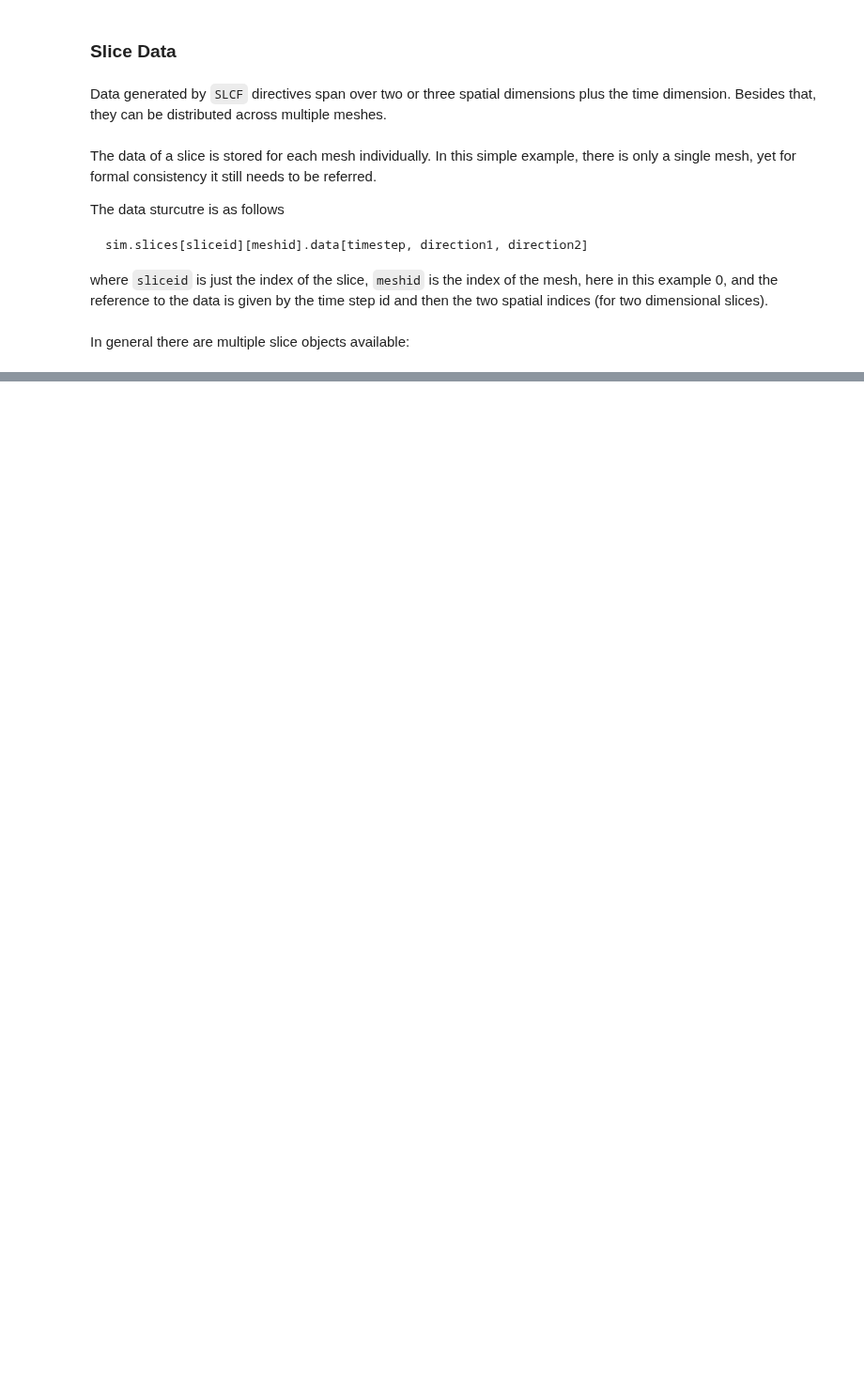
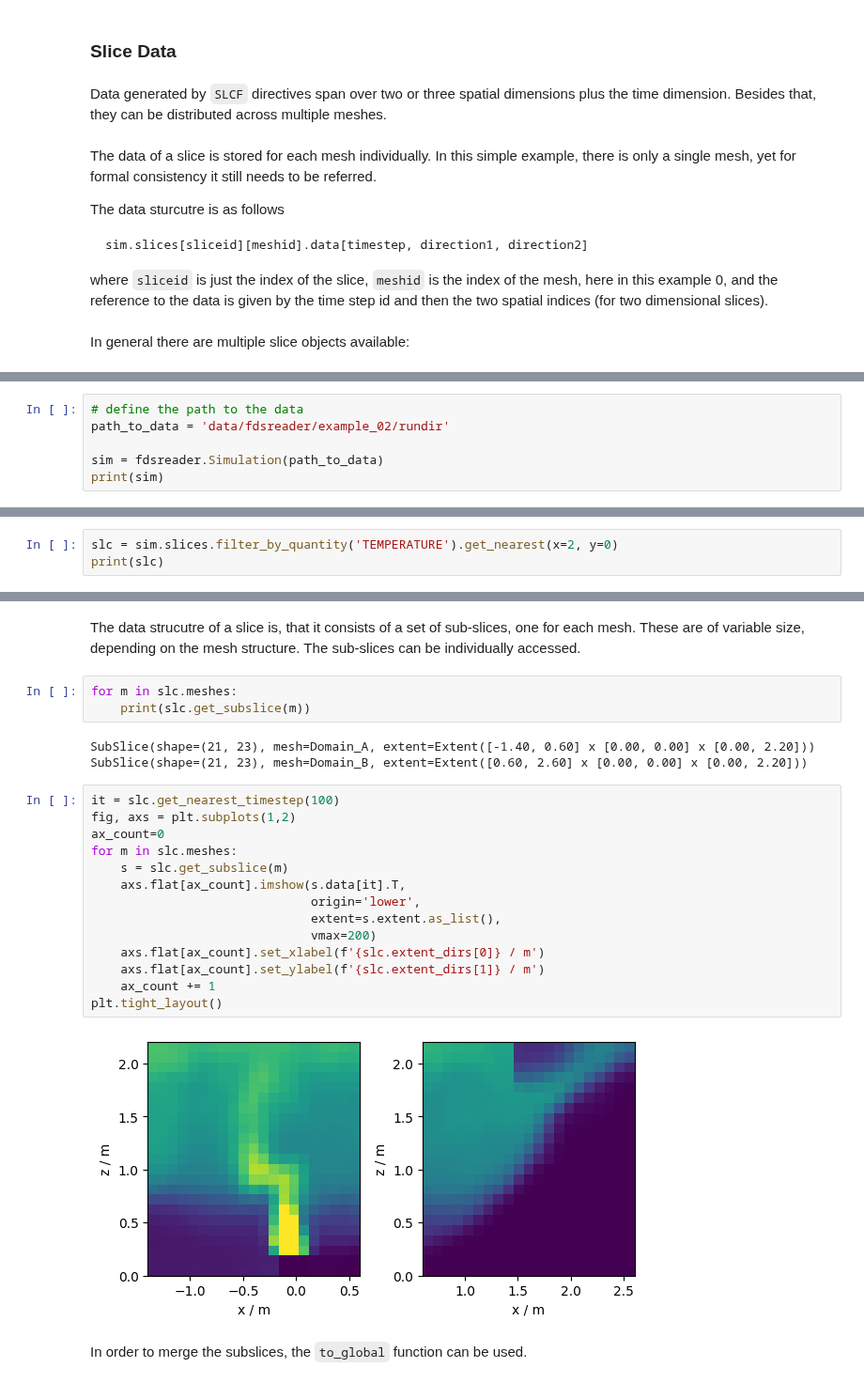
Before and after one commit to FireDynamics/LectureFireSimulation, a Jupyter notebook: book/content/tools/03_analysis/02_fdsreader.ipynb, the cells around one changed output, grey strips where cells are left out. Shown at 94% size. Cells and saved outputs as stored; diff of their text form; blank space fills up the shorter version.

Commit message:
extended fdsreader section

```diff
--- a/book/content/tools/03_analysis/02_fdsreader.ipynb
+++ b/book/content/tools/03_analysis/02_fdsreader.ipynb
@@ -326,0 +439,6 @@ for i in range(slice_n):
+# %%
+# define the path to the data
+path_to_data = 'data/fdsreader/example_02/rundir'
+
+sim = fdsreader.Simulation(path_to_data)
+print(sim)
@@ -326,0 +456,3 @@ for i in range(slice_n):
+# %%
+slc = sim.slices.filter_by_quantity('TEMPERATURE').get_nearest(x=2, y=0)
+print(slc)
@@ -326,0 +468,26 @@ for i in range(slice_n):
+# %% [markdown]
+The data strucutre of a slice is, that it consists of a set of sub-slices, one for each mesh. These are of variable size, depending on the mesh structure. The sub-slices can be individually accessed.
+# %%
+for m in slc.meshes:
+    print(slc.get_subslice(m))
+# %% [output]
+SubSlice(shape=(21, 23), mesh=Domain_A, extent=Extent([-1.40, 0.60] x [0.00, 0.00] x [0.00, 2.20]))
+SubSlice(shape=(21, 23), mesh=Domain_B, extent=Extent([0.60, 2.60] x [0.00, 0.00] x [0.00, 2.20]))
+# %%
+it = slc.get_nearest_timestep(100)
+fig, axs = plt.subplots(1,2)
+ax_count=0
+for m in slc.meshes:
+    s = slc.get_subslice(m)
+    axs.flat[ax_count].imshow(s.data[it].T,
+                              origin='lower',
+                              extent=s.extent.as_list(),
+                              vmax=200)
+    axs.flat[ax_count].set_xlabel(f'{slc.extent_dirs[0]} / m')
+    axs.flat[ax_count].set_ylabel(f'{slc.extent_dirs[1]} / m')
+    ax_count += 1
+plt.tight_layout()
+# %% [output]
+[figure, added]
+# %% [markdown]
+In order to merge the subslices, the `to_global` function can be used.
```
Also changed, not shown: parts of 46 cells of this notebook, 12 other files.
